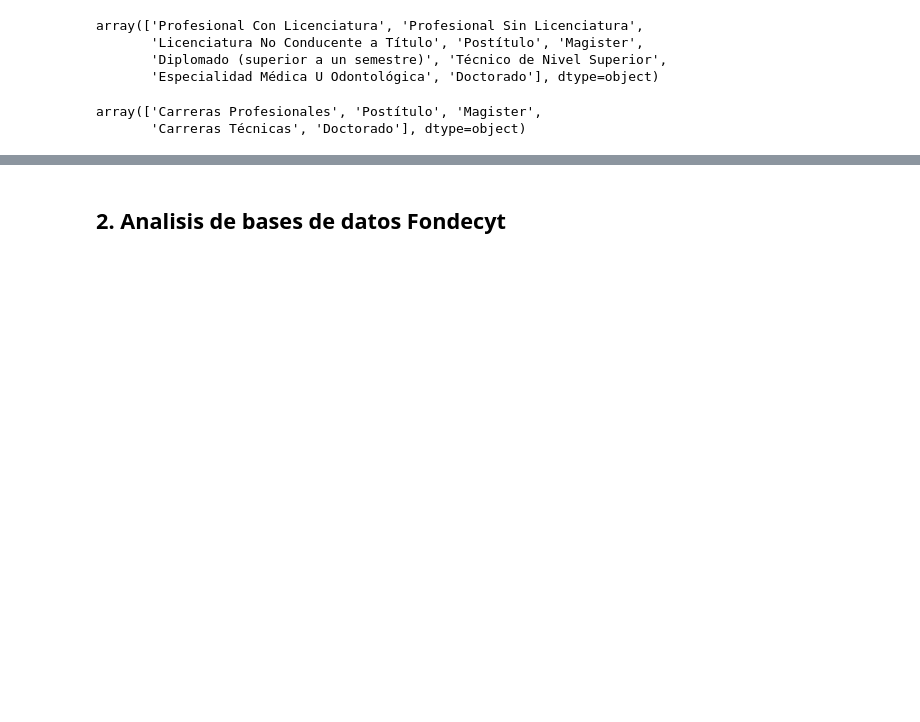
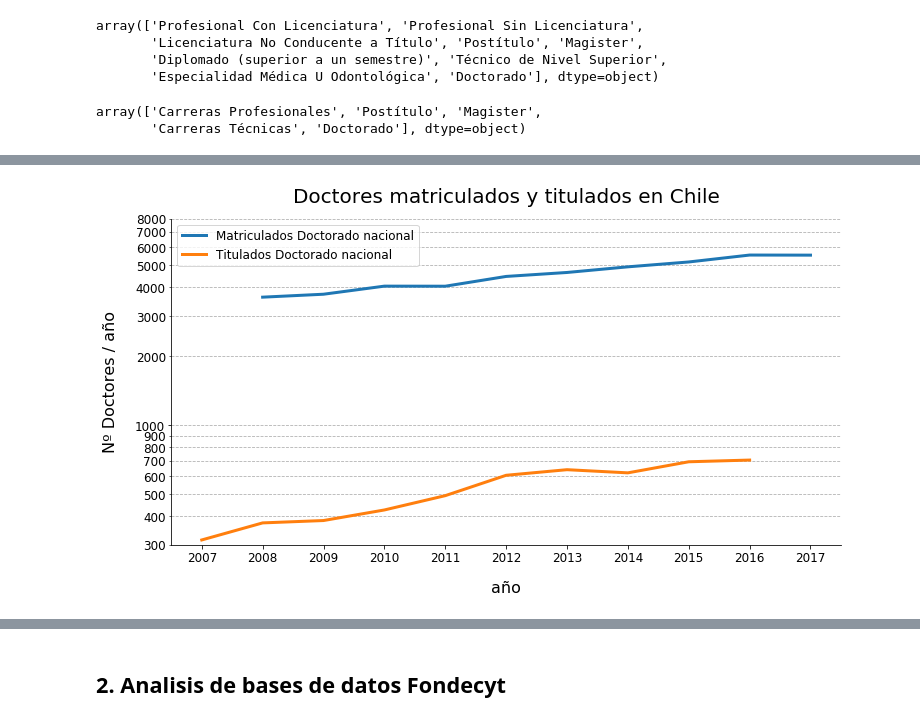
Before and after one commit to anipchile/encuesta_2018, a Jupyter notebook: notebooks/05 - Analisis Mineduc y Conicyt.ipynb, the cells around one changed output, grey strips where cells are left out. Cells and saved outputs as stored; diff of their text form; code cells hidden in the pictures; blank space fills up the shorter version.

```diff
--- a/notebooks/05 - Analisis Mineduc y Conicyt.ipynb
+++ b/notebooks/05 - Analisis Mineduc y Conicyt.ipynb
@@ -104,0 +104,6 @@ mineduc_df[mineduc_df.index < 2017].plot(kind="line", x="año", y="n_egresados")
+# %%
+mineduc_df['n_matriculados']=pd.Series({2008:3629, 2009:3738, 2010:4055, 2011:4052,
+                                        2012:4471, 2013:4653, 2014:4925, 2015:5172,
+                                        2016:5545, 2017:5540})
+mineduc_df.reset_index(inplace=True)
+mineduc_df
@@ -104,0 +123,26 @@ mineduc_df[mineduc_df.index < 2017].plot(kind="line", x="año", y="n_egresados")
+# %%
+fig, ax = plt.subplots(1,1, figsize=(12,6))
+
+mineduc_df.plot(kind="line", ax=ax, x="año", y="n_matriculados", logy=True)
+mineduc_df.plot(kind="line", ax=ax, x="año", y="n_egresados")
+
+ax.legend(["Matriculados Doctorado nacional","Titulados Doctorado nacional"],
+          frameon=True)
+
+ax.set_ylim(3e2,8e3)
+ax.spines['right'].set_visible(False)
+ax.spines['top'].set_visible(False)
+ax.yaxis.grid(linestyle="--", which="both")
+
+ax.set_xticks(mineduc_df['año'])
+
+ax.yaxis.set_minor_formatter(matplotlib.ticker.ScalarFormatter())
+ax.yaxis.set_major_formatter(matplotlib.ticker.ScalarFormatter())
+
+plt.title("Doctores matriculados y titulados en Chile")
+plt.ylabel("Nº Doctores / año")
+
+plt.savefig('figures/cti/figura_1_numero_doctores.png', bbox_inches='tight')
+plt.savefig('figures/cti/figura_1_numero_doctores.pdf', bbox_inches='tight')
+# %% [output]
+[figure, added]
```
Also changed, not shown: parts of 9 cells of this notebook, 31 other files.
